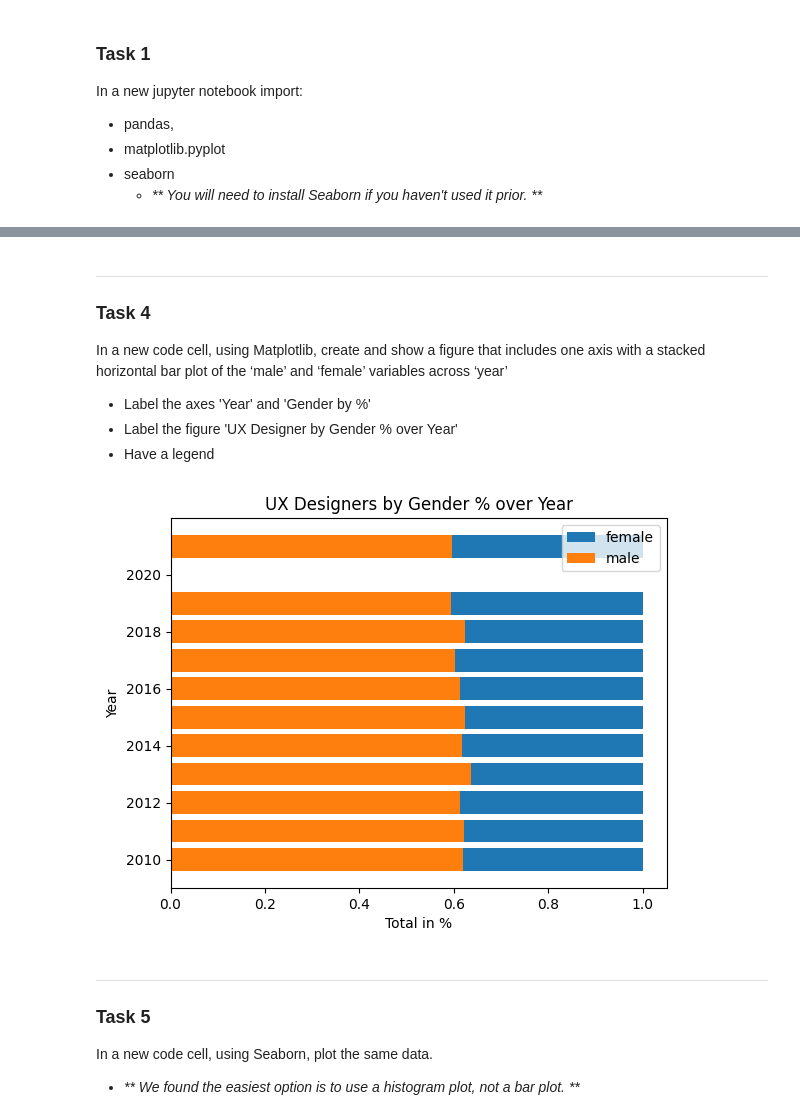
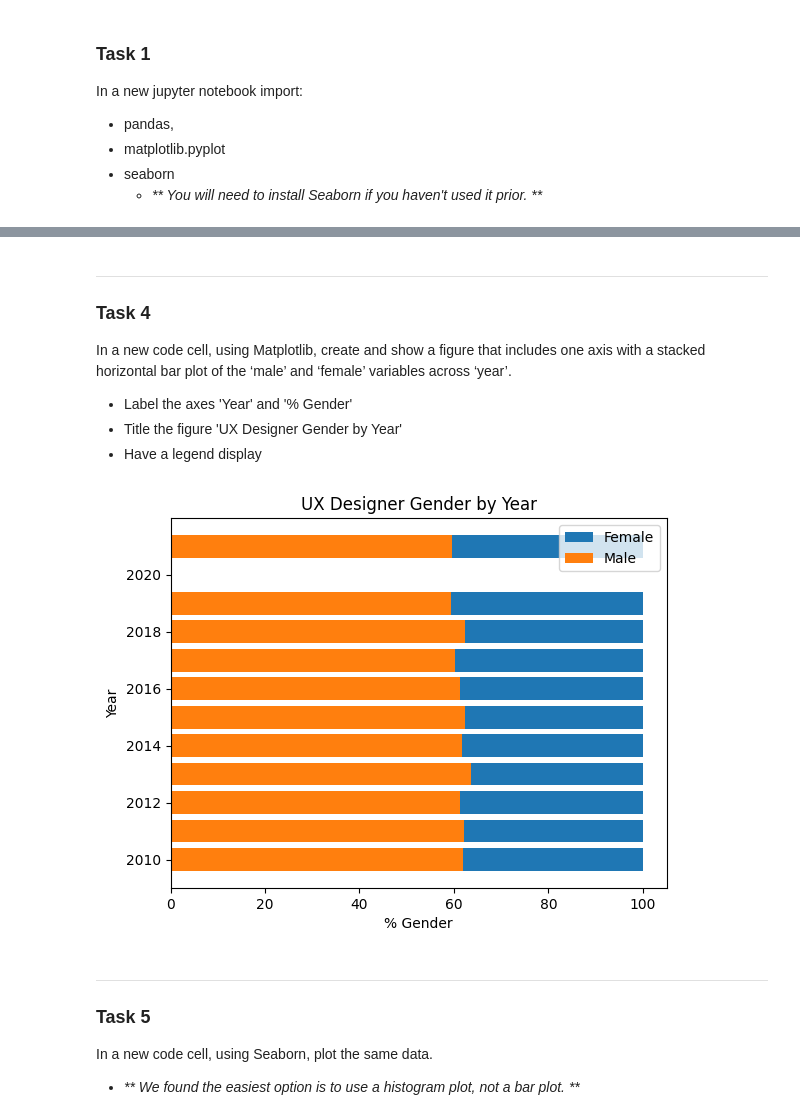
Before and after one commit to nerdygirlcodes/interactive-data, a Jupyter notebook: Challenges/Solution_SeabornChallenge.ipynb, the cells around one changed output, grey strips where cells are left out. Drawn from its saved outputs; the diff is of its cells as text; code cells hidden in the pictures.

```diff
--- a/Challenges/Solution_SeabornChallenge.ipynb
+++ b/Challenges/Solution_SeabornChallenge.ipynb
@@ -22,57 +20,60 @@ Using pandas.read_csv() - convert the file to a DataFrame object
 # %%
-# read the csv data
-ux_data_raw = pd.read_csv('ux_gender_data.csv')
+# read the html data
+ux_data_raw = pd.read_html('https://www.zippia.com/user-experience-designer-jobs/demographics/')
+ux_dataframe = ux_data_raw[1]
 
 # pivot and clean the data into tidy data standards using 'pandas melt()'
 ux_data = pd.melt(
-    ux_data_raw, # dataframe being pivoted
-    id_vars='year',  # column to be used as main observation variable
-    value_vars=['male', 'female'], # column(s) to be pivioted out
-    var_name='gender', # name of new pivoted column
-    value_name='percent', # name of new value column
+    ux_dataframe, # dataframe being pivoted
+    id_vars='Year',  # column to be used as main observation variable
+    value_vars=['Male', 'Female'], # column(s) to be pivioted out
+    var_name='Gender', # name of new pivoted column
+    value_name='Percent', # name of new value column
 )
+
+# remove the percent character (%) and convert the percent column to floats
+ux_data['Percent'] = ux_data['Percent'].str.rstrip('%').astype('float')
 
 # set the proper data types
 ux_data = ux_data.astype({
-    'year': 'category',
-    'gender': 'category',
-    'percent': 'float'
+    'Year': 'category',
+    'Gender': 'category'
 })
 
 # group the data by year and gender
-yg_group = ux_data.groupby(['year', 'gender'])
+yg_group = ux_data.groupby(['Year', 'Gender'])
 # %% [markdown]
 ---
 ### Task 4
-In a new code cell, using Matplotlib, create and show a figure that includes one axis with a stacked horizontal bar plot of the ‘male’ and ‘female’ variables across ‘year’
-- Label the axes 'Year' and 'Gender by %'
-- Label the figure 'UX Designer by Gender % over Year'
-- Have a legend
+In a new code cell, using Matplotlib, create and show a figure that includes one axis with a stacked horizontal bar plot of the ‘male’ and ‘female’ variables across ‘year’.
+- Label the axes 'Year' and '% Gender'
+- Title the figure 'UX Designer Gender by Year'
+- Have a legend display
 # %%
 # create a new
 fig_1, ax_1 = plt.subplots()
 
 # loop through the grouped data
 for idx, o in yg_group:
-    if o.gender.item() == 'male':
+    if o.Gender.item() == 'Male':
         # if male, display as tab:orange and label as male
-        ax_1.barh(o.year, o.percent, left=0, label='male', color="tab:orange")
+        ax_1.barh(o.Year, o.Percent, left=0, label='Male', color="tab:orange")
     else:
         # if female, calculate its starting point on the bar
-        start_loc = 1 - o.percent
+        start_loc = 100 - o.Percent
         # start at the calculated offset, display as tab:blue and label as female
-        ax_1.barh(o.year, o.percent, left=start_loc, label='female', color="tab:blue")
+        ax_1.barh(o.Year, o.Percent, left=start_loc, label='Female', color="tab:blue")
 
 # setup legend
-ax_1.legend(['female','male'])
+ax_1.legend(['Female','Male'])
 
 # set axes labels + title
-ax_1.set(xlabel='Total in %', ylabel='Year', title='UX Designers by Gender % over Year')
+ax_1.set(xlabel='% Gender', ylabel='Year', title='UX Designer Gender by Year')
 
 # display figure
 plt.show()
 # %% [output]
-[figure, old version]
+[figure, new version]
 # %% [markdown]
 ---
 ### Task 5
```
Also changed, not shown: parts of 3 cells of this notebook.
